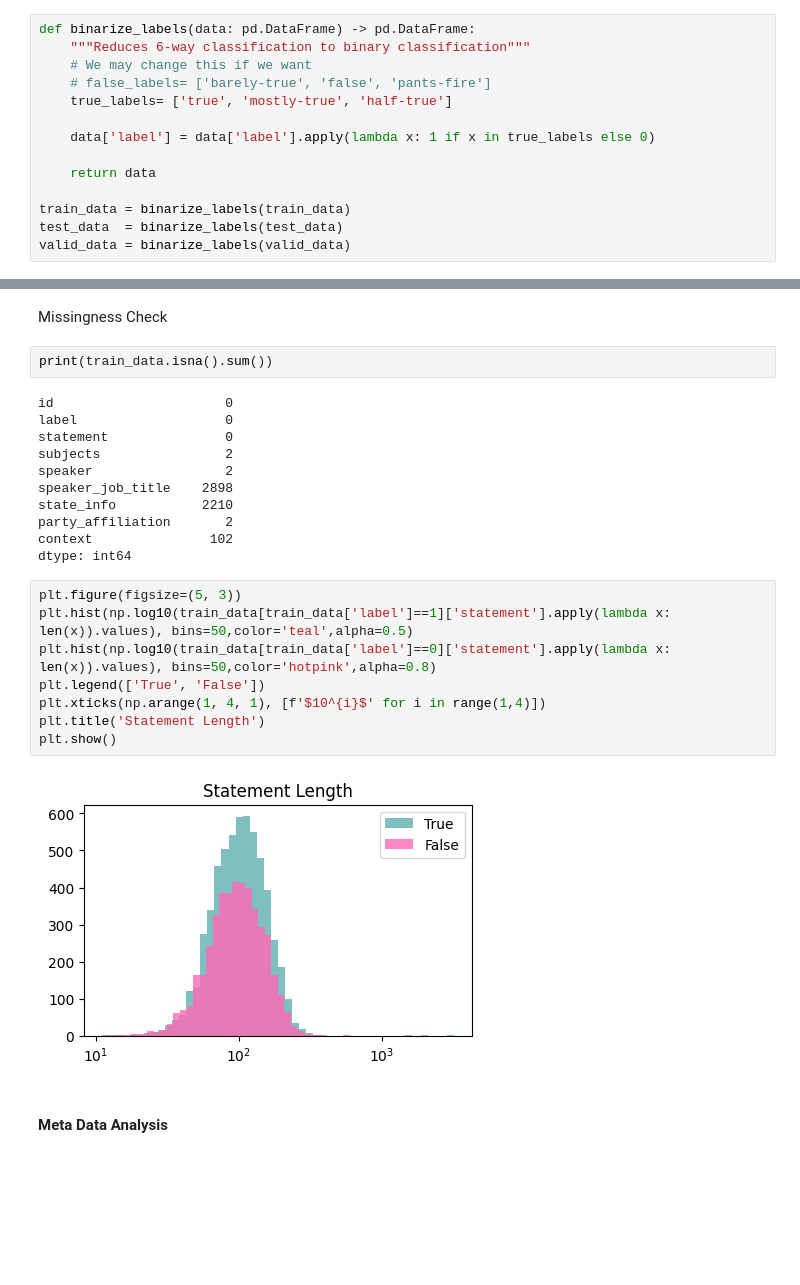
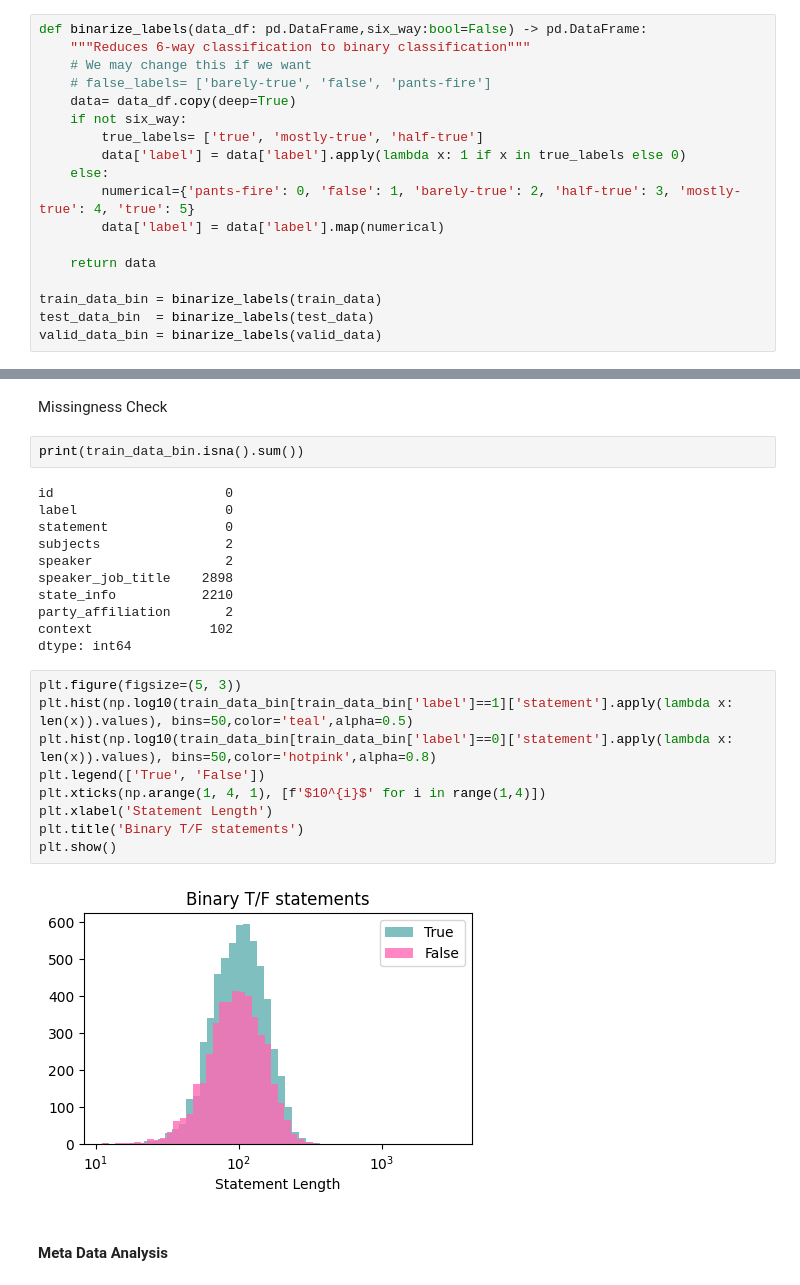
Before and after one commit to KaanSirin/CS445_Fake_News_detection, a Jupyter notebook: main.ipynb, the cells around one changed output, grey strips where cells are left out. Saved outputs shown, nothing was run; the diff lists cells and outputs as text; blank space fills up the shorter version.

```diff
--- a/main.ipynb
+++ b/main.ipynb
@@ -59,17 +70,21 @@ barely-true    1654
 pants-fire      839
 Name: count, dtype: int64
 # %%
-def binarize_labels(data: pd.DataFrame) -> pd.DataFrame:
+def binarize_labels(data_df: pd.DataFrame,six_way:bool=False) -> pd.DataFrame:
     """Reduces 6-way classification to binary classification"""
     # We may change this if we want
     # false_labels= ['barely-true', 'false', 'pants-fire']
-    true_labels= ['true', 'mostly-true', 'half-true']
-
-    data['label'] = data['label'].apply(lambda x: 1 if x in true_labels else 0)
+    data= data_df.copy(deep=True)
+    if not six_way:
+        true_labels= ['true', 'mostly-true', 'half-true']
+        data['label'] = data['label'].apply(lambda x: 1 if x in true_labels else 0)
+    else:
+        numerical={'pants-fire': 0, 'false': 1, 'barely-true': 2, 'half-true': 3, 'mostly-true': 4, 'true': 5}
+        data['label'] = data['label'].map(numerical)
 
     return data
 
-train_data = binarize_labels(train_data)
-test_data  = binarize_labels(test_data)
-valid_data = binarize_labels(valid_data)
+train_data_bin = binarize_labels(train_data)
+test_data_bin  = binarize_labels(test_data)
+valid_data_bin = binarize_labels(valid_data)
 # %%
@@ -95,7 +99,7 @@ valid_data = drop_columns(valid_data)
 # %% [markdown]
 <font size=3.5> Missingness Check</font>
 # %%
-print(train_data.isna().sum())
+print(train_data_bin.isna().sum())
 # %% [output]
 id                      0
 label                   0
@@ -109,14 +113,15 @@ context               102
 dtype: int64
 # %%
 plt.figure(figsize=(5, 3))
-plt.hist(np.log10(train_data[train_data['label']==1]['statement'].apply(lambda x: len(x)).values), bins=50,color='teal',alpha=0.5)
-plt.hist(np.log10(train_data[train_data['label']==0]['statement'].apply(lambda x: len(x)).values), bins=50,color='hotpink',alpha=0.8)
+plt.hist(np.log10(train_data_bin[train_data_bin['label']==1]['statement'].apply(lambda x: len(x)).values), bins=50,color='teal',alpha=0.5)
+plt.hist(np.log10(train_data_bin[train_data_bin['label']==0]['statement'].apply(lambda x: len(x)).values), bins=50,color='hotpink',alpha=0.8)
 plt.legend(['True', 'False'])
 plt.xticks(np.arange(1, 4, 1), [f'$10^{i}$' for i in range(1,4)])
-plt.title('Statement Length')
+plt.xlabel('Statement Length')
+plt.title('Binary T/F statements')
 plt.show()
 # %% [output]
-[figure, old version]
+[figure, new version]
 # %% [markdown]
 #### Meta Data Analysis
 # %%
```
Also changed, not shown: parts of 20 cells of this notebook, 1 other file.
